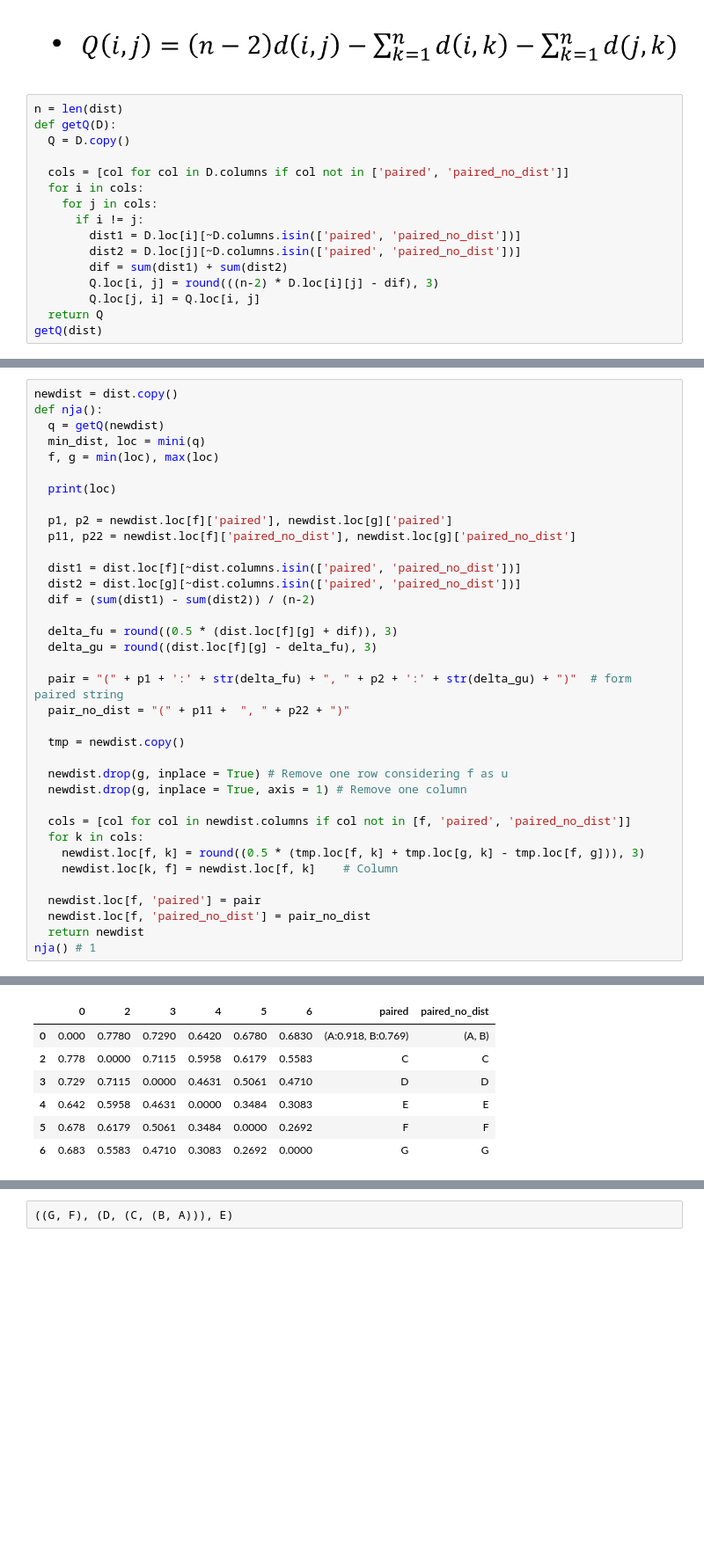
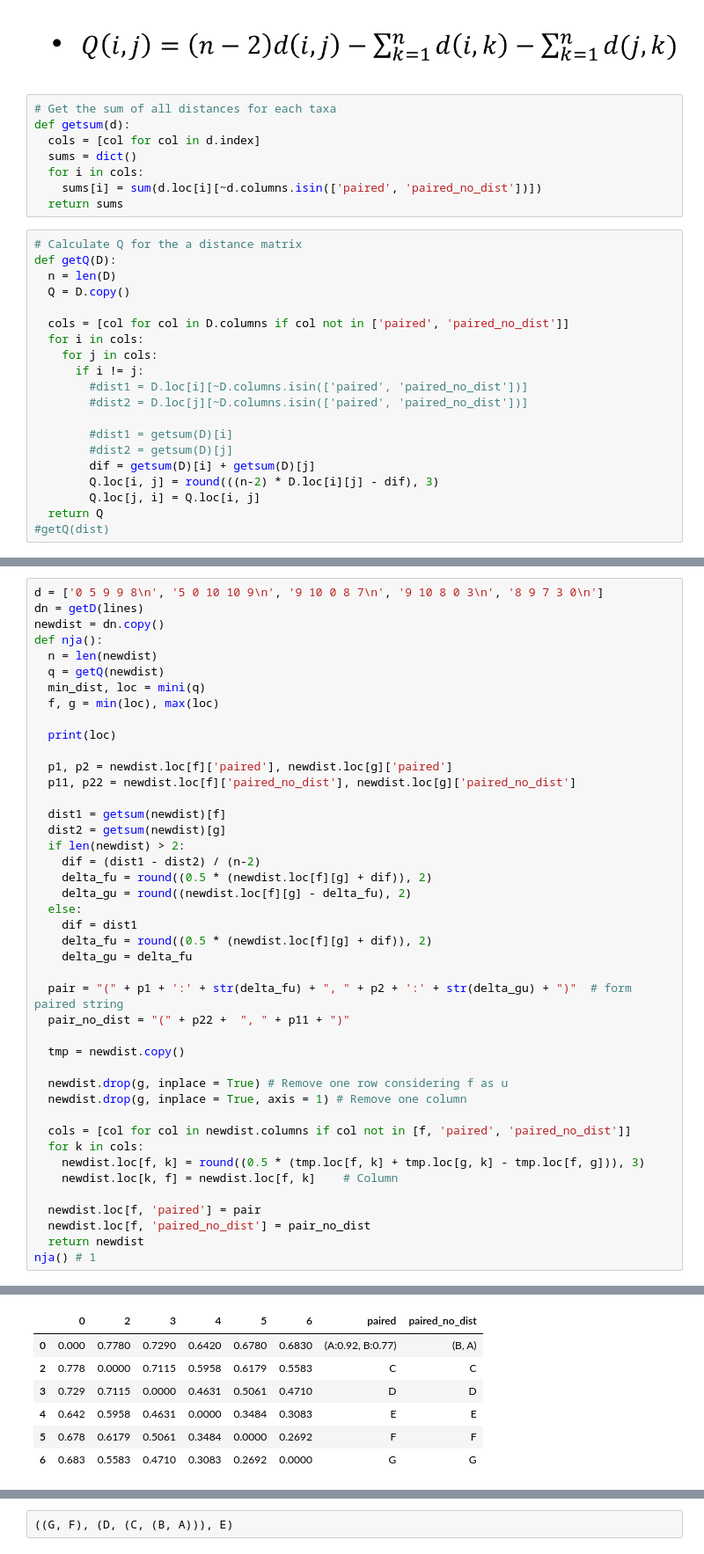
Before and after one commit to mequanent/Bioinformatics, a Jupyter notebook: hw5_110761504.ipynb, the cells around one changed output, grey strips where cells are left out. Shown at 88% size. Cells and saved outputs as stored; diff of their text form; blank space fills up the shorter version.

```diff
--- a/hw5_110761504.ipynb
+++ b/hw5_110761504.ipynb
@@ -98,19 +89,31 @@ Without distance:
 (A, (B, (C, (D, (E, (F, G))))))
 # %% [markdown]
 ![image.png](embedded-picture-1)
+# %%
+# Get the sum of all distances for each taxa
+def getsum(d):
+  cols = [col for col in d.index]
+  sums = dict()
+  for i in cols:
+    sums[i] = sum(d.loc[i][~d.columns.isin(['paired', 'paired_no_dist'])])
+  return sums
 # %%
-n = len(dist)
+# Calculate Q for the a distance matrix
 def getQ(D):
+  n = len(D)
   Q = D.copy()
 
   cols = [col for col in D.columns if col not in ['paired', 'paired_no_dist']]
   for i in cols:
     for j in cols:
       if i != j:
-        dist1 = D.loc[i][~D.columns.isin(['paired', 'paired_no_dist'])]
-        dist2 = D.loc[j][~D.columns.isin(['paired', 'paired_no_dist'])]
-        dif = sum(dist1) + sum(dist2)
+        #dist1 = D.loc[i][~D.columns.isin(['paired', 'paired_no_dist'])]
+        #dist2 = D.loc[j][~D.columns.isin(['paired', 'paired_no_dist'])]
+
+        #dist1 = getsum(D)[i]
+        #dist2 = getsum(D)[j]
+        dif = getsum(D)[i] + getsum(D)[j]
         Q.loc[i, j] = round(((n-2) * D.loc[i][j] - dif), 3)
         Q.loc[j, i] = Q.loc[i, j]
   return Q
-getQ(dist)
+#getQ(dist)
@@ -126,6 +181,9 @@ getQ(dist)
 # %%
-newdist = dist.copy()
+d = ['0 5 9 9 8\n', '5 0 10 10 9\n', '9 10 0 8 7\n', '9 10 8 0 3\n', '8 9 7 3 0\n']
+dn = getD(lines)
+newdist = dn.copy()
 def nja():
+  n = len(newdist)
   q = getQ(newdist)
   min_dist, loc = mini(q)
   f, g = min(loc), max(loc)
@@ -135,15 +193,19 @@ def nja():
   p1, p2 = newdist.loc[f]['paired'], newdist.loc[g]['paired']
   p11, p22 = newdist.loc[f]['paired_no_dist'], newdist.loc[g]['paired_no_dist']
 
-  dist1 = dist.loc[f][~dist.columns.isin(['paired', 'paired_no_dist'])]
-  dist2 = dist.loc[g][~dist.columns.isin(['paired', 'paired_no_dist'])]
-  dif = (sum(dist1) - sum(dist2)) / (n-2)
-
-  delta_fu = round((0.5 * (dist.loc[f][g] + dif)), 3)
-  delta_gu = round((dist.loc[f][g] - delta_fu), 3)
+  dist1 = getsum(newdist)[f]
+  dist2 = getsum(newdist)[g]
+  if len(newdist) > 2:
+    dif = (dist1 - dist2) / (n-2)
+    delta_fu = round((0.5 * (newdist.loc[f][g] + dif)), 2)
+    delta_gu = round((newdist.loc[f][g] - delta_fu), 2)
+  else:
+    dif = dist1
+    delta_fu = round((0.5 * (newdist.loc[f][g] + dif)), 2)
+    delta_gu = delta_fu
 
   pair = "(" + p1 + ':' + str(delta_fu) + ", " + p2 + ':' + str(delta_gu) + ")"  # form paired string
-  pair_no_dist = "(" + p11 +  ", " + p22 + ")"
+  pair_no_dist = "(" + p22 +  ", " + p11 + ")"
 
   tmp = newdist.copy()
 
@@ -164,5 +226,5 @@ nja() # 1
 |  | 0 | 2 | 3 | 4 | 5 | 6 | paired | paired_no_dist |
-| 0 | 0.000 | 0.7780 | 0.7290 | 0.6420 | 0.6780 | 0.6830 | (A:0.918, B:0.769) | (A, B) |
+| 0 | 0.000 | 0.7780 | 0.7290 | 0.6420 | 0.6780 | 0.6830 | (A:0.92, B:0.77) | (B, A) |
 | 2 | 0.778 | 0.0000 | 0.7115 | 0.5958 | 0.6179 | 0.5583 | C | C |
 | 3 | 0.729 | 0.7115 | 0.0000 | 0.4631 | 0.5061 | 0.4710 | D | D |
 | 4 | 0.642 | 0.5958 | 0.4631 | 0.0000 | 0.3484 | 0.3083 | E | E |
```
Also changed, not shown: parts of 21 cells of this notebook.
